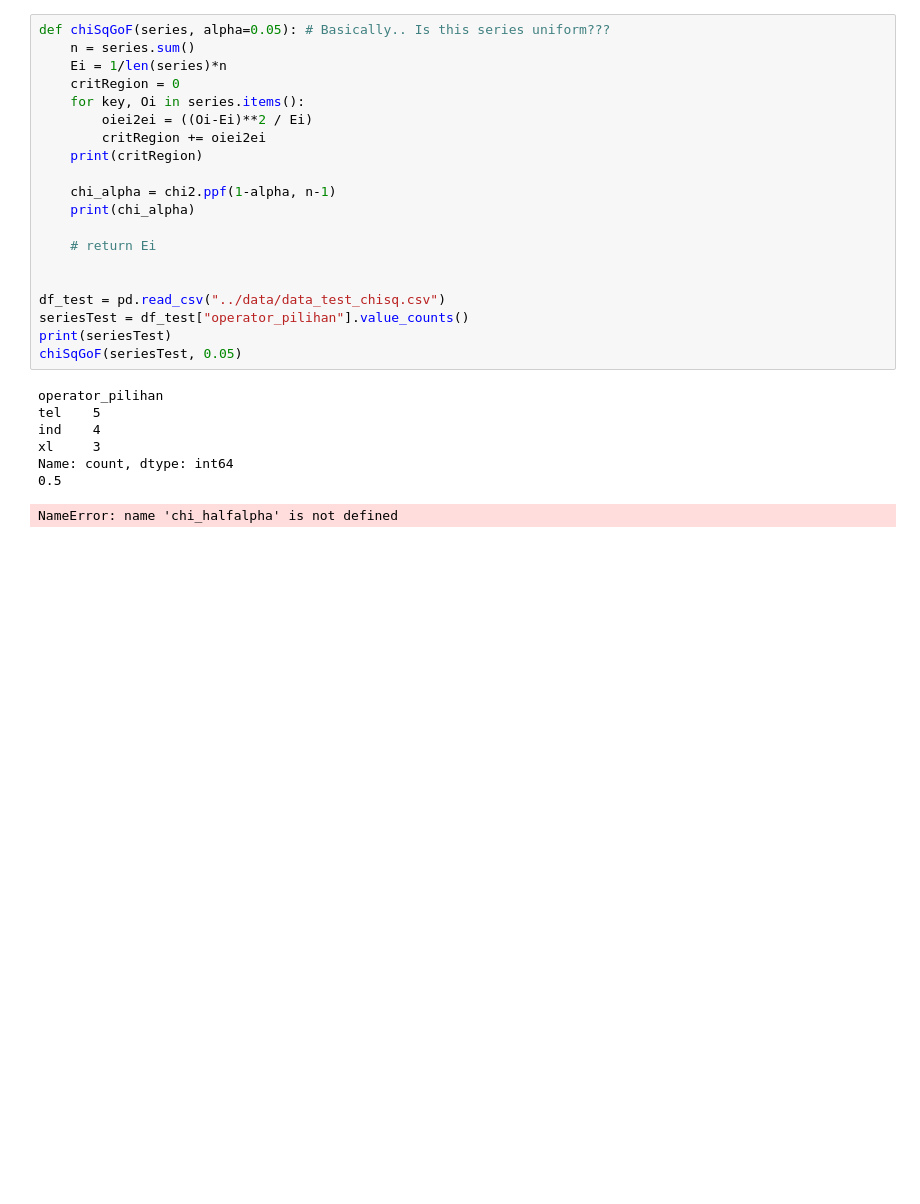
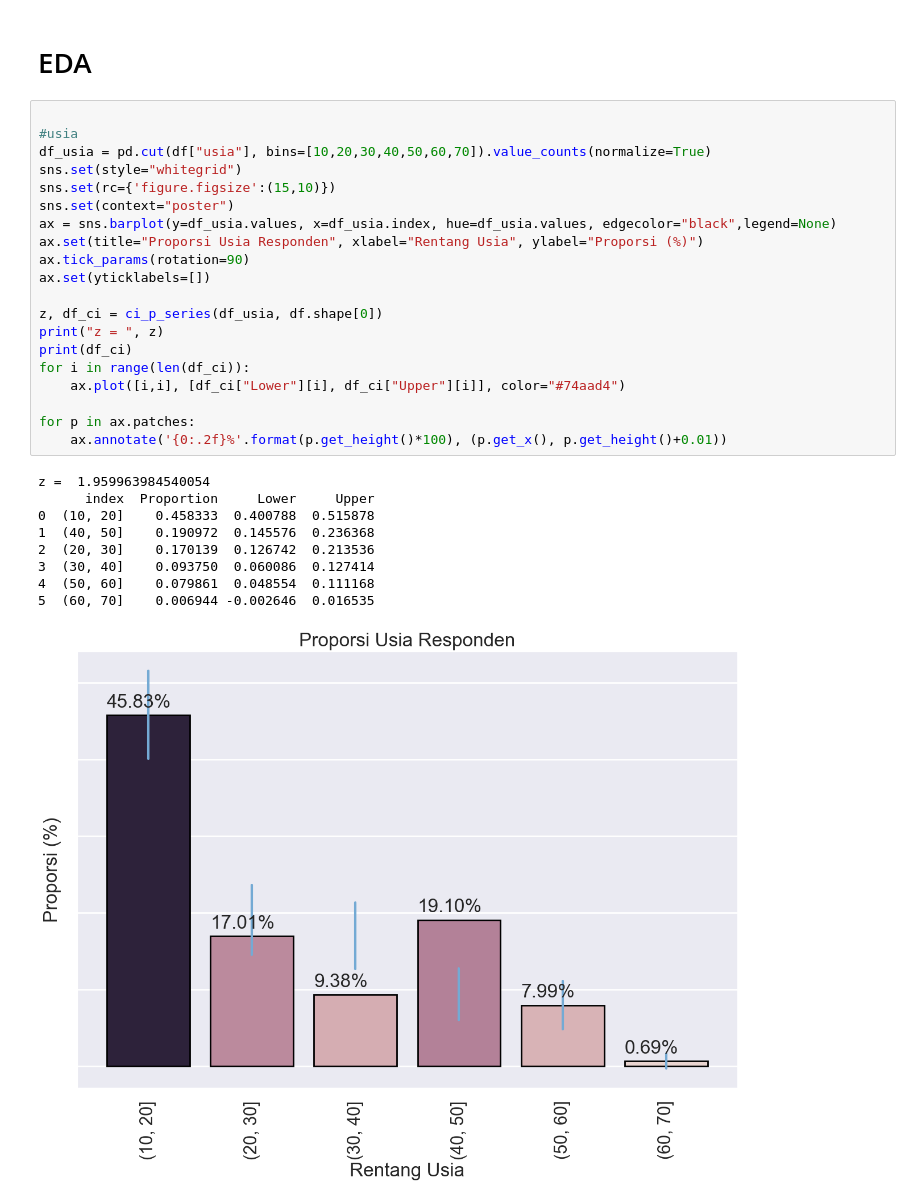
Before and after one commit to goldwinsonick/tubes-probstat-2023, a Jupyter notebook: scripts/02_Data Analysis.ipynb, the cells around one changed output. Saved outputs shown, nothing was run; the diff lists cells and outputs as text; blank space fills up the shorter version.

```diff
--- a/scripts/02_Data Analysis.ipynb
+++ b/scripts/02_Data Analysis.ipynb
@@ -84,28 +135,32 @@ def ci_p(phat_series, n, alpha=0.05):
-# %%
-def chiSqGoF(series, alpha=0.05): # Basically.. Is this series uniform???
-    n = series.sum()
-    Ei = 1/len(series)*n
-    critRegion = 0
-    for key, Oi in series.items():
-        oiei2ei = ((Oi-Ei)**2 / Ei)
-        critRegion += oiei2ei
-    print(critRegion)
-
-    chi_alpha = chi2.ppf(1-alpha, n-1)
-    print(chi_alpha)
-
-    # return Ei
-
-
-df_test = pd.read_csv("../data/data_test_chisq.csv")
-seriesTest = df_test["operator_pilihan"].value_counts()
-print(seriesTest)
-chiSqGoF(seriesTest, 0.05)
-# %% [output]
-operator_pilihan
-tel    5
-ind    4
-xl     3
-Name: count, dtype: int64
-0.5
-NameError: name 'chi_halfalpha' is not defined
+# %% [markdown]
+# EDA
+# %%
+
+#usia
+df_usia = pd.cut(df["usia"], bins=[10,20,30,40,50,60,70]).value_counts(normalize=True)
+sns.set(style="whitegrid")
+sns.set(rc={'figure.figsize':(15,10)})
+sns.set(context="poster")
+ax = sns.barplot(y=df_usia.values, x=df_usia.index, hue=df_usia.values, edgecolor="black",legend=None)
+ax.set(title="Proporsi Usia Responden", xlabel="Rentang Usia", ylabel="Proporsi (%)")
+ax.tick_params(rotation=90)
+ax.set(yticklabels=[])
+
+z, df_ci = ci_p_series(df_usia, df.shape[0])
+print("z = ", z)
+print(df_ci)
+for i in range(len(df_ci)):
+    ax.plot([i,i], [df_ci["Lower"][i], df_ci["Upper"][i]], color="#74aad4")
+
+for p in ax.patches:
+    ax.annotate('{0:.2f}%'.format(p.get_height()*100), (p.get_x(), p.get_height()+0.01))
+# %% [output]
+z =  1.959963984540054
+      index  Proportion     Lower     Upper
+0  (10, 20]    0.458333  0.400788  0.515878
+1  (40, 50]    0.190972  0.145576  0.236368
+2  (20, 30]    0.170139  0.126742  0.213536
+3  (30, 40]    0.093750  0.060086  0.127414
+4  (50, 60]    0.079861  0.048554  0.111168
+5  (60, 70]    0.006944 -0.002646  0.016535
+[figure, added]
```
Also changed, not shown: parts of 10 cells of this notebook, 25 other files.
